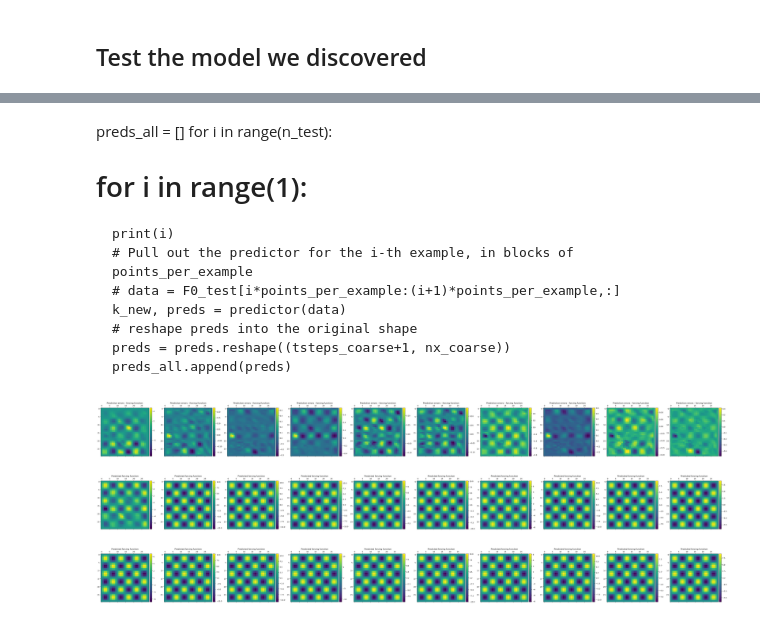
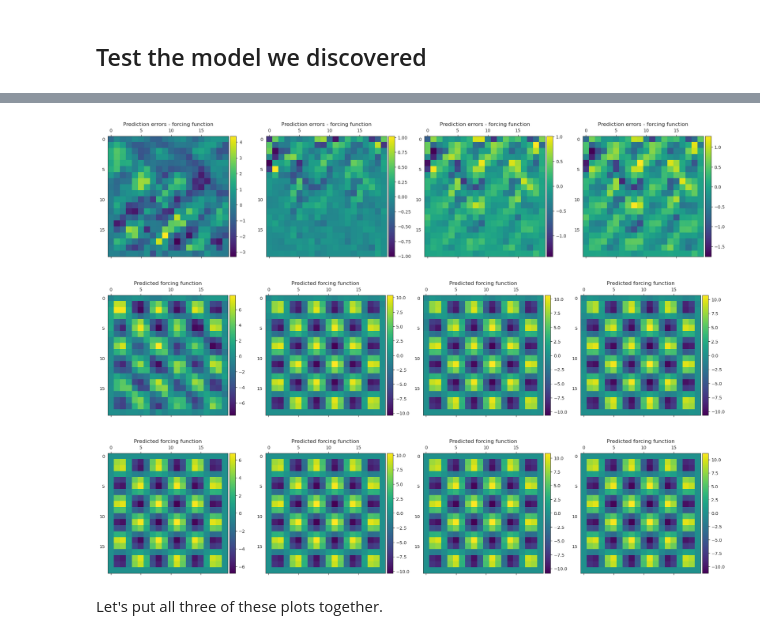
Before and after one commit to MKupperman/KernelPDEforBioProject, a Jupyter notebook: Notebooks/Demo_day2.ipynb, the cells around one changed output, grey strips where cells are left out. Cells and saved outputs as stored; diff of their text form; code cells hidden in the pictures.

```diff
--- a/Notebooks/Demo_day2.ipynb
+++ b/Notebooks/Demo_day2.ipynb
@@ -98,7 +99,7 @@ n_train = 10
 # Anisotropic grid
 dt = 0.005
 nx = 201
-nx_coarse = 30
+nx_coarse = 20
 dt_coarse = 1 / (nx_coarse - 1)
 T_final = 1  # Final time
 tsteps = math.ceil(T_final / dt)  # Number of time steps
@@ -158,7 +159,7 @@ Using custom u0
 (201,)
 (201, 201)
 # %%
-n_test = 20
+n_test = 4
 # Anisotropic grid
 # dt = 0.02
 # nx = 50
@@ -347,6 +371,6 @@ F0.shape
 # %%
 # q = KBio.Polynomial(degree=1, c=0)
-q = KBio.Gaussian(sigma=1e-1)
+q = KBio.Gaussian(sigma=5e-1)
 # %%
 f_data_flat.shape
 # %% [output]
@@ -548,38 +544,29 @@ preds_all.mean()
-# %% [markdown]
-preds_all = []
-for i in range(n_test):
-# for i in range(1):
-    print(i)
-    # Pull out the predictor for the i-th example, in blocks of points_per_example
-    # data = F0_test[i*points_per_example:(i+1)*points_per_example,:]
-    k_new, preds = predictor(data)
-    # reshape preds into the original shape
-    preds = preds.reshape((tsteps_coarse+1, nx_coarse))
-    preds_all.append(preds)
 # %%
 from mpl_toolkits.axes_grid1 import make_axes_locatable
+# %%
+sns.set_style("white")
 # %%
 # n_test = 2
-n_test = 10
-fig, ax = plt.subplots(1, n_test, figsize=(5* n_test,5))
-for i in range(n_test):
+n_test_plot = 4
+fig, ax = plt.subplots(1, n_test, figsize=(5* n_test_plot,5))
+for i in range(n_test_plot):
     pr = preds_all[i]#.reshape((tsteps_coarse+1, nx_coarse))
-    im = ax[i].matshow(pr - f_data_test[i], label='Predicted')
+    im = ax[i].matshow(pr - f_data_test[i], label='Predicted', cmap="viridis")
     divider = make_axes_locatable(ax[i])
     cax = divider.append_axes('right', size='5%', pad=0.05)
     ax[i].set_title("Prediction errors - forcing function")
     # ax[i].set_colorbar(im)
     fig.colorbar(im, cax=cax, orientation='vertical')
     # ax[i].matshow(f_data_test[i], label='True')
 plt.tight_layout()
 # %% [output]
-[figure, old version]
+[figure, new version]
 # %%
 
-fig, ax = plt.subplots(1, n_test, figsize=(5 * n_test, 5))
-for i in range(n_test):
+fig, ax = plt.subplots(1, n_test, figsize=(5 * n_test_plot, 5))
+for i in range(n_test_plot):
     pr = preds_all[i]#.reshape((tsteps_coarse+1, nx_coarse))
-    im = ax[i].matshow(pr, label='Predicted')
+    im = ax[i].matshow(pr, label='Predicted', cmap="viridis")
     divider = make_axes_locatable(ax[i])
     cax = divider.append_axes('right', size='5%', pad=0.05)
     ax[i].set_title("Predicted forcing function")
@@ -587,13 +574,13 @@ for i in range(n_test):
     fig.colorbar(im, cax=cax, orientation='vertical')
 plt.tight_layout()    # ax[i].matshow(f_data_test[i], label='True')
 # %% [output]
-[figure, old version]
+[figure, new version]
 # %%
 
-fig, ax = plt.subplots(1, n_test, figsize=(5 * n_test, 5))
-for i in range(n_test):
+fig, ax = plt.subplots(1, n_test, figsize=(5 * n_test_plot, 5))
+for i in range(n_test_plot):
     pr = preds_all[i]#.reshape((tsteps_coarse+1, nx_coarse))
-    im = ax[i].matshow(f_data_test[i], label='Predicted')
+    im = ax[i].matshow(f_data_test[i], label='Predicted', cmap="viridis")
     divider = make_axes_locatable(ax[i])
     cax = divider.append_axes('right', size='5%', pad=0.05)
     ax[i].set_title("Predicted forcing function")
@@ -602,4 +589,6 @@ for i in range(n_test):
     # ax[i].matshow(f_data_test[i], label='True')
 plt.tight_layout()
 # %% [output]
-[figure, old version]
+[figure, new version]
+# %% [markdown]
+Let's put all three of these plots together.
```
Also changed, not shown: parts of 109 cells of this notebook.
